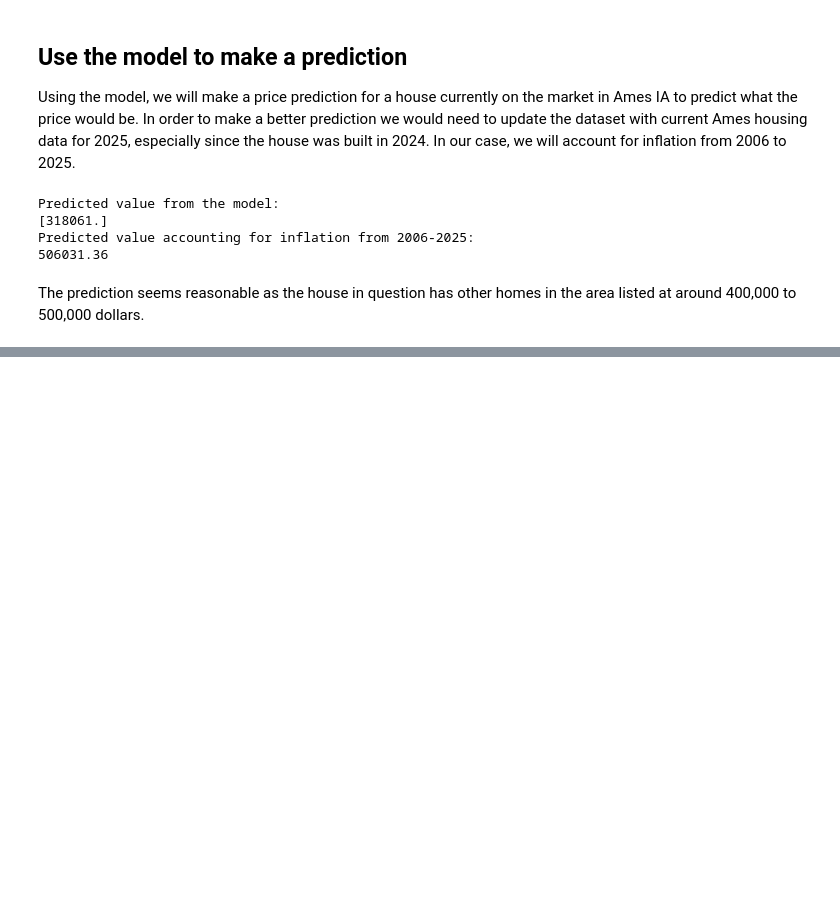
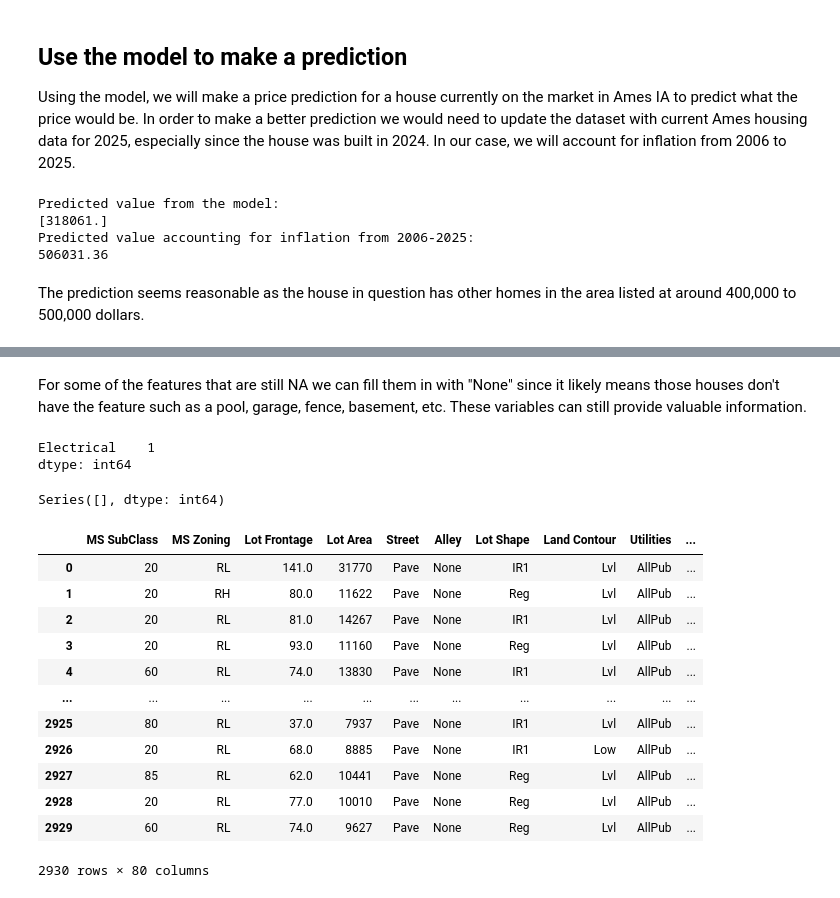
Before and after one commit to malopez3/housing_prices_prediction, a Jupyter notebook: Ames Housing Price Decision Trees ML.ipynb, the cells around one changed output, grey strips where cells are left out. Cells and saved outputs as stored; diff of their text form; code cells hidden in the pictures; blank space fills up the shorter version.

```diff
--- a/Ames Housing Price Decision Trees ML.ipynb
+++ b/Ames Housing Price Decision Trees ML.ipynb
@@ -335,0 +419,10 @@ The prediction seems reasonable as the house in question has other homes in the
+# %%
+# Find numerical columns
+num_cols = ames_clean.select_dtypes(exclude="object").columns
+
+# In numerical columns, fill na with the median
+ames_clean[num_cols] = ames_clean[num_cols].fillna(ames_clean[num_cols].median())
+# %%
+# Drop useless columns
+
+ames_clean = ames_clean.drop(columns=["Order", "PID"], errors="ignore")
@@ -335,0 +451,44 @@ The prediction seems reasonable as the house in question has other homes in the
+# %% [markdown]
+For some of the features that are still NA we can fill them in with "None" since it likely means those houses don't have the feature such as a pool, garage, fence, basement, etc. These variables can still provide valuable information.
+# %%
+none_cols = [
+    "Pool QC", "Misc Feature", "Alley", "Fence", "Fireplace Qu",
+    "Garage Finish", "Garage Qual", "Garage Cond", "Garage Type",
+    "Bsmt Exposure", "BsmtFin Type 2", "Bsmt Qual",
+    "BsmtFin Type 1", "Bsmt Cond", "Mas Vnr Type"
+]
+
+ames_clean[none_cols] = ames_clean[none_cols].fillna("None")
+# %%
+# Inspect missing values again
+missing = ames_clean.isna().sum().sort_values(ascending=False)
+print(missing[missing > 0])
+# %% [output]
+Electrical    1
+dtype: int64
+# %%
+# Electrical seems to be truly missing, we can fill with most common value
+
+ames_clean["Electrical"] = ames_clean["Electrical"].fillna(ames["Electrical"].mode()[0])
+# %%
+# Inspect missing values again
+missing = ames_clean.isna().sum().sort_values(ascending=False)
+print(missing[missing > 0])
+# %% [output]
+Series([], dtype: int64)
+# %%
+ames_clean
+# %% [output]
+|  | MS SubClass | MS Zoning | Lot Frontage | Lot Area | Street | Alley | Lot Shape | Land Contour | Utilities | ... |
+| 0 | 20 | RL | 141.0 | 31770 | Pave | None | IR1 | Lvl | AllPub | ... |
+| 1 | 20 | RH | 80.0 | 11622 | Pave | None | Reg | Lvl | AllPub | ... |
+| 2 | 20 | RL | 81.0 | 14267 | Pave | None | IR1 | Lvl | AllPub | ... |
+| 3 | 20 | RL | 93.0 | 11160 | Pave | None | Reg | Lvl | AllPub | ... |
+| 4 | 60 | RL | 74.0 | 13830 | Pave | None | IR1 | Lvl | AllPub | ... |
+| ... | ... | ... | ... | ... | ... | ... | ... | ... | ... | ... |
+| 2925 | 80 | RL | 37.0 | 7937 | Pave | None | IR1 | Lvl | AllPub | ... |
+| 2926 | 20 | RL | 68.0 | 8885 | Pave | None | IR1 | Low | AllPub | ... |
+| 2927 | 85 | RL | 62.0 | 10441 | Pave | None | Reg | Lvl | AllPub | ... |
+| 2928 | 20 | RL | 77.0 | 10010 | Pave | None | Reg | Lvl | AllPub | ... |
+| 2929 | 60 | RL | 74.0 | 9627 | Pave | None | Reg | Lvl | AllPub | ... |
+2930 rows × 80 columns
```
Also changed, not shown: parts of 25 cells of this notebook.
